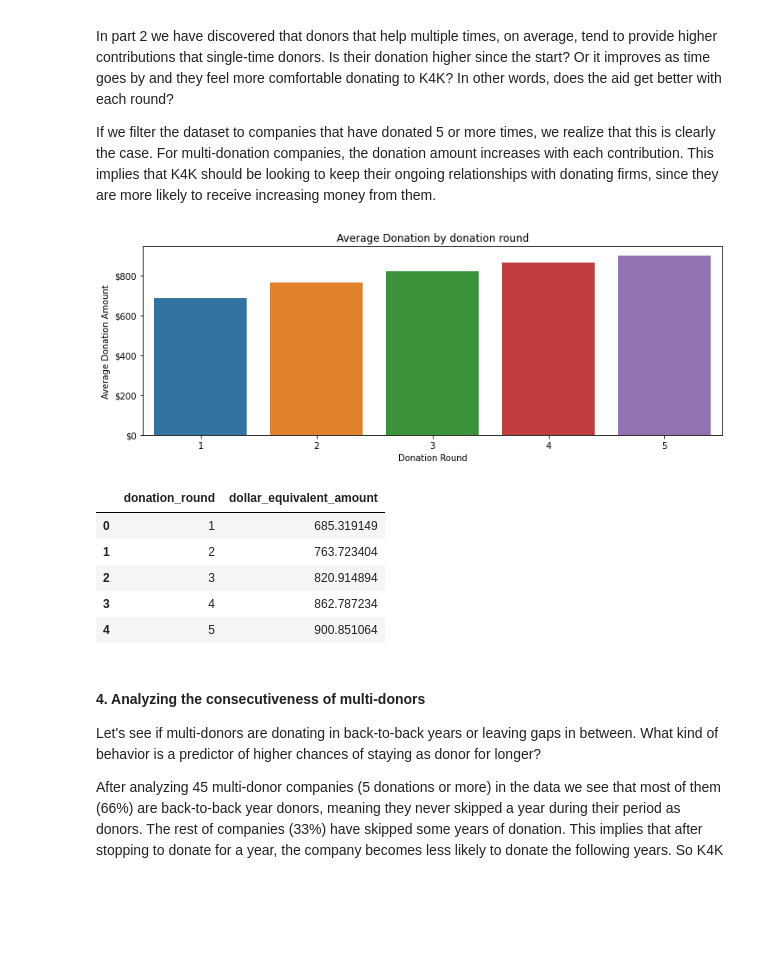
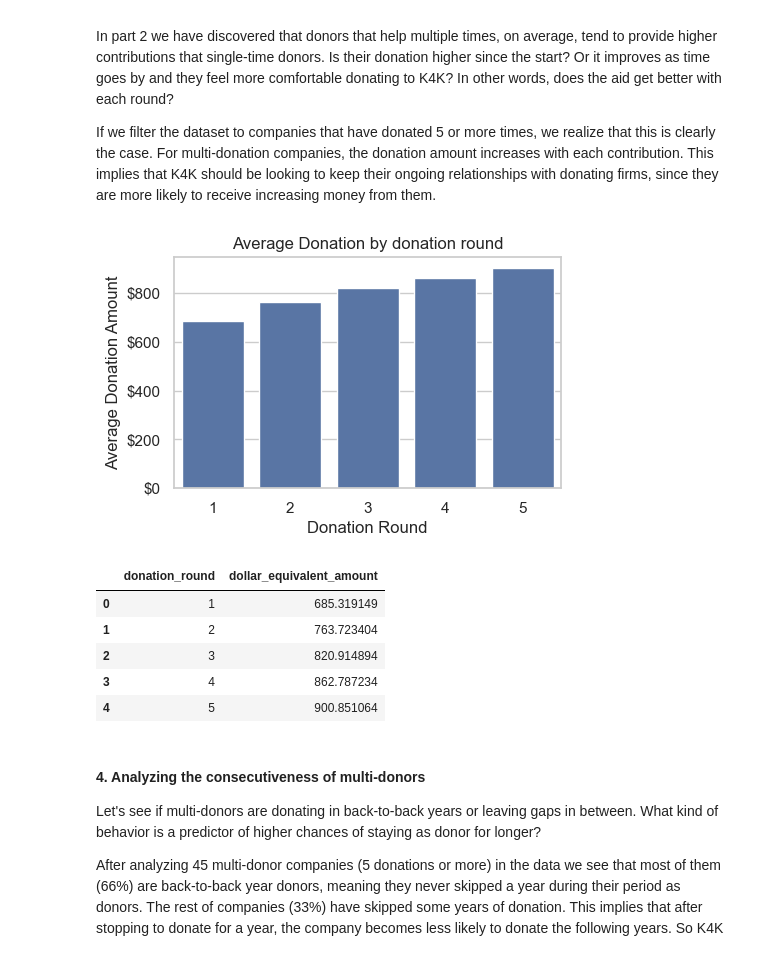
Before and after one commit to carlosfg97/Kurling4Kids, a Jupyter notebook: past_donors/past_donors_analysis.ipynb, the cells around one changed output. Drawn from its saved outputs; the diff is of its cells as text; code cells hidden in the pictures; blank space fills up the shorter version.

```diff
--- a/past_donors/past_donors_analysis.ipynb
+++ b/past_donors/past_donors_analysis.ipynb
@@ -93,12 +97,14 @@ df_grouped = df_grouped.groupby('count')['mean'].agg(['mean', 'count']).rename_a
 
 
 import matplotlib.ticker as mtick
+sns.set(style="whitegrid")
+
 fmt = '${x:,.0f}'
 tick = mtick.StrMethodFormatter(fmt)
 
-fig, ax = plt.subplots(1,1, figsize = (12,4))
+fig, ax = plt.subplots(1,1, figsize = (5,3))
 #ax2 = ax.twinx()
-sns.barplot(ax = ax, data = df_grouped, x = 'total_donations', y = 'mean', estimator = sum, ci = None, label = '$')
+sns.barplot(ax = ax, data = df_grouped, x = 'total_donations', y = 'mean', estimator = sum, ci = None, label = '$', color = 'b')
 #sns.lineplot(ax = ax2, data = df_grouped, x = 'total_donations', y = 'count', estimator = sum, ci = None)
 
 
@@ -110,6 +116,7 @@ ax.tick_params(axis='x', labelrotation = 45)
 ax.set_ylim(bottom=0)
 ax.set_title('Average Donation by total donations')
 ax.set_ylabel('Average Donation Amount')
+ax.set_xlabel('Total donation rounds')
 ax2.set_ylabel('Amount of donors')
 
 ax.legend()
@@ -125,25 +132,25 @@ If we filter the dataset to companies that have donated 5 or more times, we real
 # %%
 df_grouped['rel_freq'] = df_grouped['count']*100 /df_grouped['count'].sum()
 df.loc[:, 'donation_round'] = df.sort_values('added_modified').groupby('company')['company'].cumcount() + 1
 freq_comps = df.loc[df.donation_round == 5 , 'company'].drop_duplicates().values
 df_freq = df.loc[ (df.donation_round <= 5) & (df.company.isin(freq_comps))]
 #df_freq.groupby('donation_round')['dollar_equivalent_amount'].mean().plot()
 
-fig, ax = plt.subplots(1,1, figsize = (12,4))
+fig, ax = plt.subplots(1,1, figsize = (5,3))
 
-sns.barplot(ax = ax, data = df_freq, x = 'donation_round', y = 'dollar_equivalent_amount', estimator = np.mean, ci = None)
+sns.barplot(ax = ax, data = df_freq, x = 'donation_round', y = 'dollar_equivalent_amount', estimator = np.mean, ci = None, color = 'b')
 
 ax.yaxis.set_major_formatter(tick)
 ax.set_ylim(bottom=0)
 ax.set_title('Average Donation by donation round')
 ax.set_ylabel('Average Donation Amount')
 ax.set_xlabel('Donation Round')
 
 plt.show()
 
 df_freq.groupby('donation_round')['dollar_equivalent_amount'].mean().reset_index()
 # %% [output]
-[figure, old version]
+[figure, new version]
 |  | donation_round | dollar_equivalent_amount |
 | 0 | 1 | 685.319149 |
 | 1 | 2 | 763.723404 |
```
Also changed, not shown: parts of 11 cells of this notebook, 8 other files.
